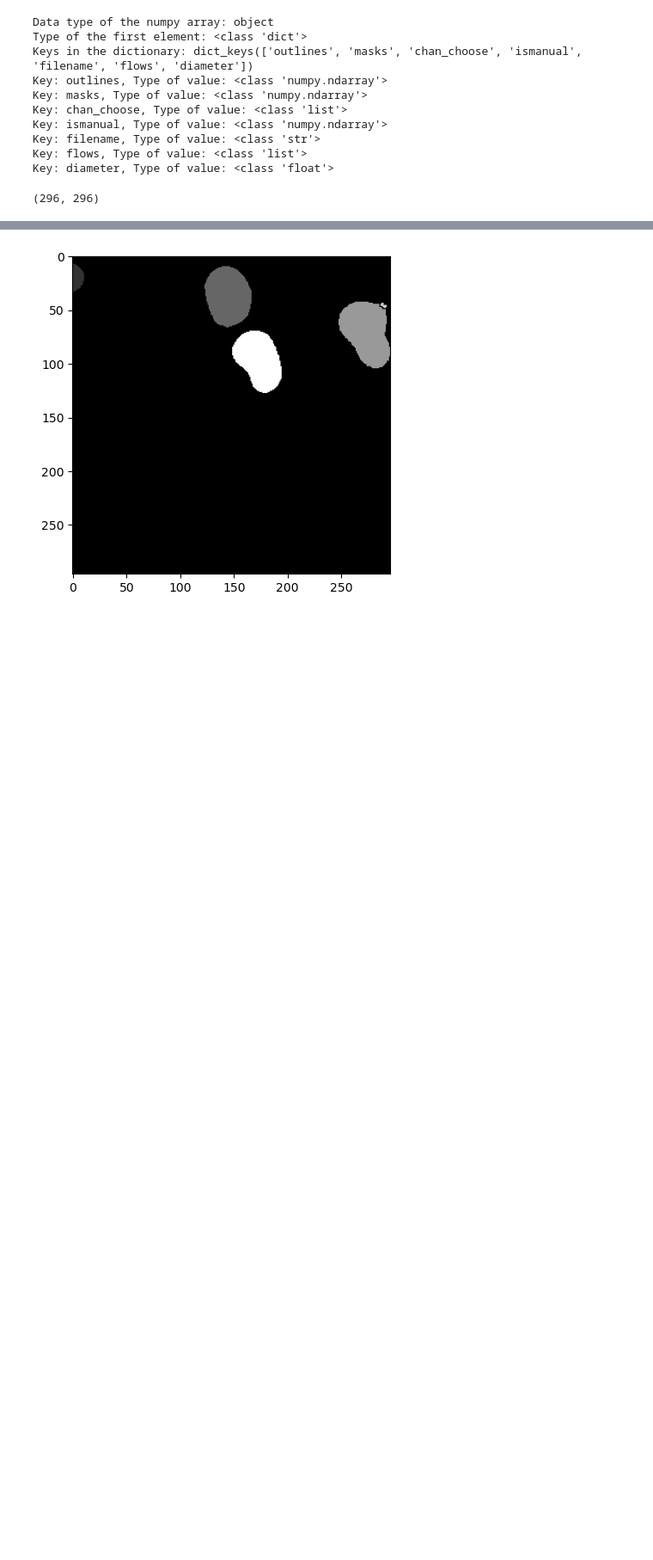
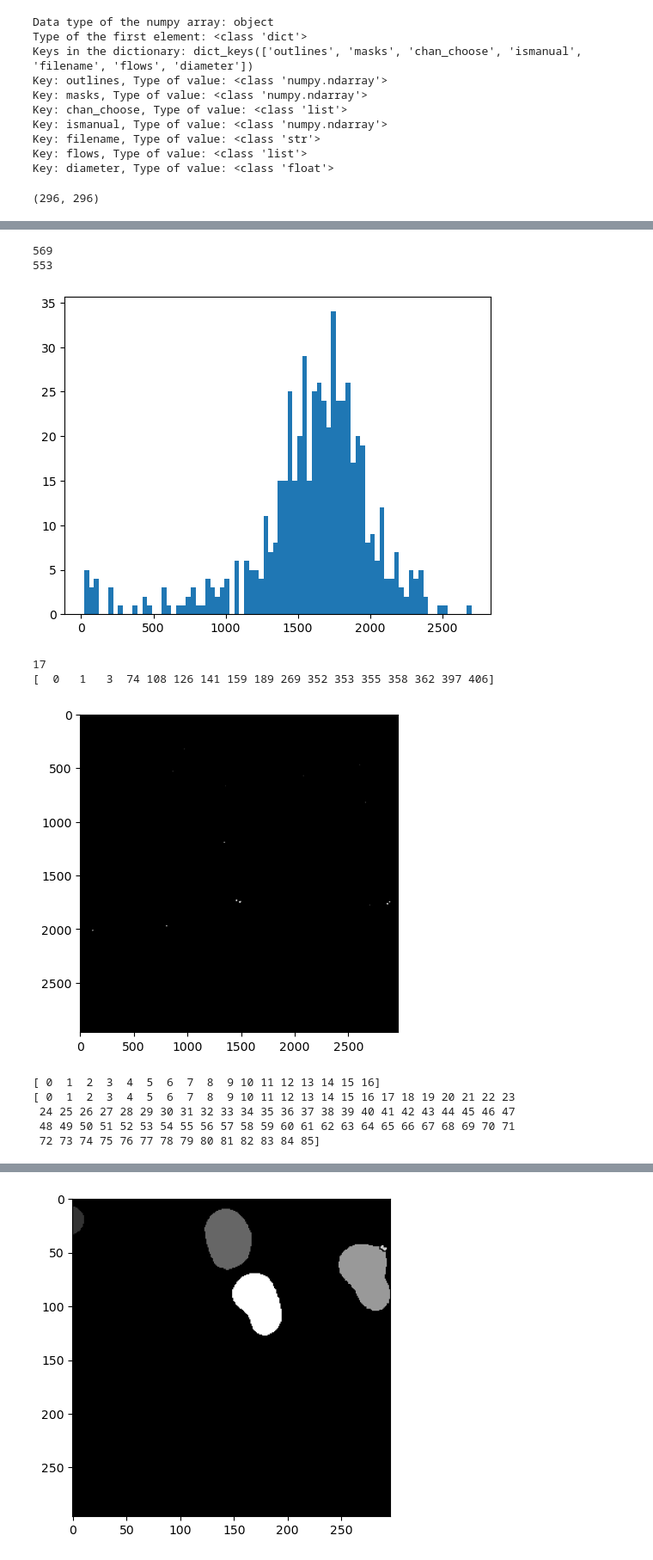
Before and after one commit to CaicedoLab/micronuclei-detection, a Jupyter notebook: cellpose/cellpose.ipynb, the cells around one changed output, grey strips where cells are left out. Shown: that part at 86% size. Drawn from its saved outputs; the diff is of its cells as text; code cells hidden in the pictures; blank space fills up the shorter version.

Commit message:
good checkpoint

```diff
--- a/cellpose/cellpose.ipynb
+++ b/cellpose/cellpose.ipynb
@@ -540 +504,72 @@ Type of the first element: uint16
+# %%
+import skimage
+import matplotlib.pyplot as plt
+import numpy as np
+import scipy
+nuclei_mask_path = "/home/MORGRIDGE/vagrawal/vidit/dataset_nuclei/nuclei-train/20X_c0-DAPI_A1_Tile-10.phenotype_cp_masks.png"
+micronuclei_mask_path = "/home/MORGRIDGE/vagrawal/vidit/sliding_models/20X_c0-DAPI_A1_Tile-10.phenotype_cp_masks.png"
+micronuclei_gt = "/home/MORGRIDGE/vagrawal/vidit/dataset_nuclei/20X_c0-DAPI_A1_Tile-10.phenotype_outlines.png"
+
+micronuclei_gt = skimage.io.imread(micronuclei_gt)
+micronuclei_gt = micronuclei_gt[:,:,0] > 0 # Use only the red channel
+micronuclei_gt = scipy.ndimage.binary_fill_holes(micronuclei_gt) ^ micronuclei_gt
+#Merge seg and outlines_img together, overlay the outlines_img on seg
+micronuclei_gt = skimage.measure.label(micronuclei_gt)
+# Not doing object edge detection as the objects start touching then
+micronuclei_gt = skimage.morphology.dilation(micronuclei_gt)  # recover object edge
+
+
+micronuclei_img = skimage.io.imread(micronuclei_mask_path, as_gray=True)
+nuclei_img = skimage.io.imread(nuclei_mask_path, as_gray=True)
+image_stats = skimage.measure.regionprops(micronuclei_img)
+
+
+
+full_area = []
+area_label_number = []
+print(len(image_stats))
+
+for i in range(len(image_stats)):
+    if(image_stats[i].area > 300.0):
+        area_label_number.append(image_stats[i].label)
+    full_area.append(image_stats[i].area)
+
+
+print(len(np.unique(area_label_number)))
+
+plt.hist(full_area, bins=80)
+plt.show()
+
+for i in area_label_number:
+    micronuclei_img[micronuclei_img == i] = 0
+print(len(np.unique(micronuclei_img)))
+print(np.unique(micronuclei_img))
+plt.imshow(micronuclei_img, cmap='gray')
+plt.show()
+
+
+
+# The numbering is not ascending order, can we make it so that it is ascending order again
+
+# Get the unique values in the image
+unique_values = np.unique(micronuclei_img)
+# Create a dictionary to map the old values to the new values
+value_map = {value: i for i, value in enumerate(unique_values)}
+# Apply the mapping to the image
+micronuclei_img = np.vectorize(value_map.get)(micronuclei_img)
+# Check the unique values again
+print(np.unique(micronuclei_img))
+print(np.unique(micronuclei_gt))
+# %% [output]
+569
+553
+[figure, added]
+17
+[  0   1   3  74 108 126 141 159 189 269 352 353 355 358 362 397 406]
+[figure, added]
+[ 0  1  2  3  4  5  6  7  8  9 10 11 12 13 14 15 16]
+[ 0  1  2  3  4  5  6  7  8  9 10 11 12 13 14 15 16 17 18 19 20 21 22 23
+ 24 25 26 27 28 29 30 31 32 33 34 35 36 37 38 39 40 41 42 43 44 45 46 47
+ 48 49 50 51 52 53 54 55 56 57 58 59 60 61 62 63 64 65 66 67 68 69 70 71
+ 72 73 74 75 76 77 78 79 80 81 82 83 84 85]
 # %%
```
Also changed, not shown: parts of 9 cells of this notebook, 2 other files.
